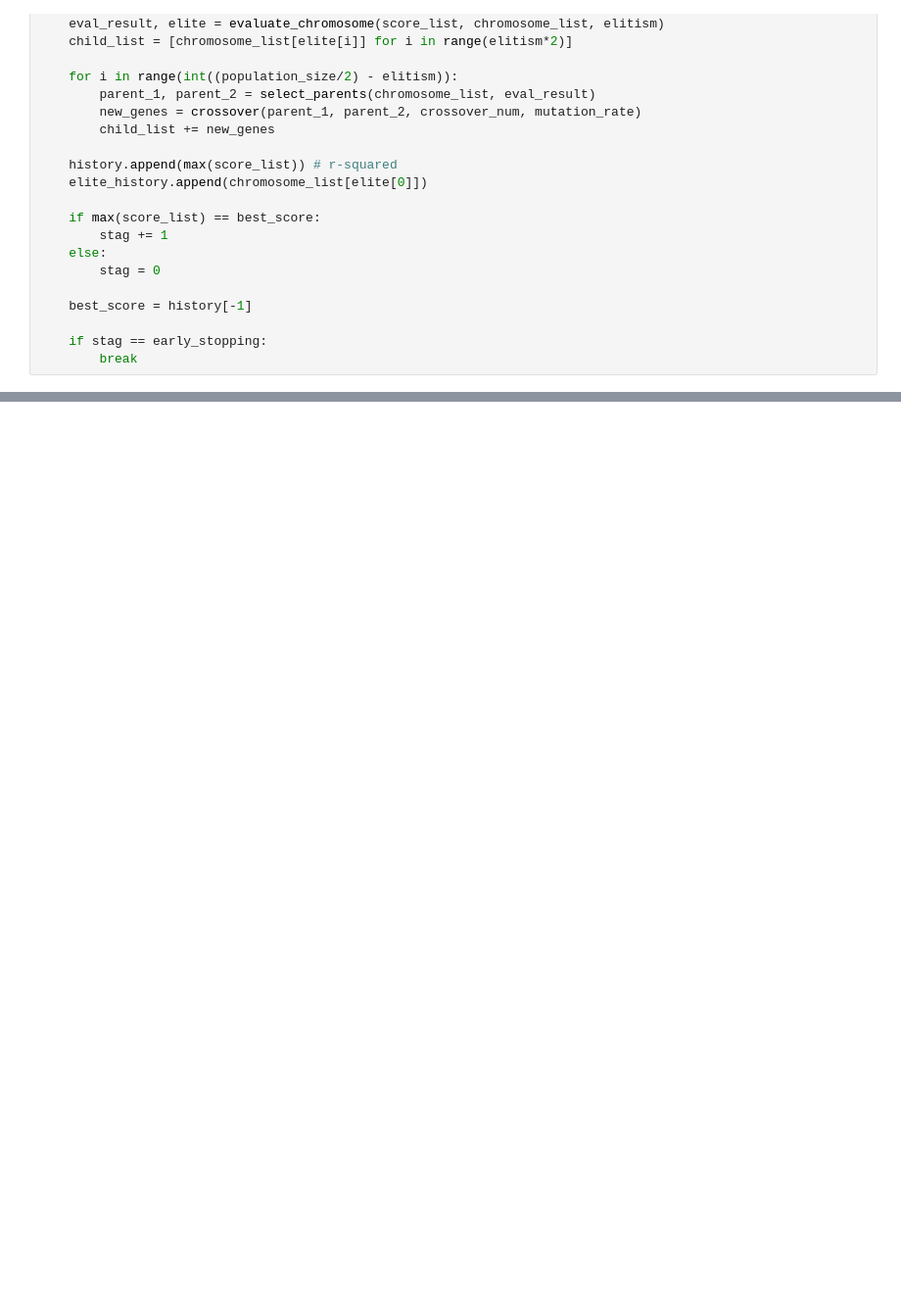
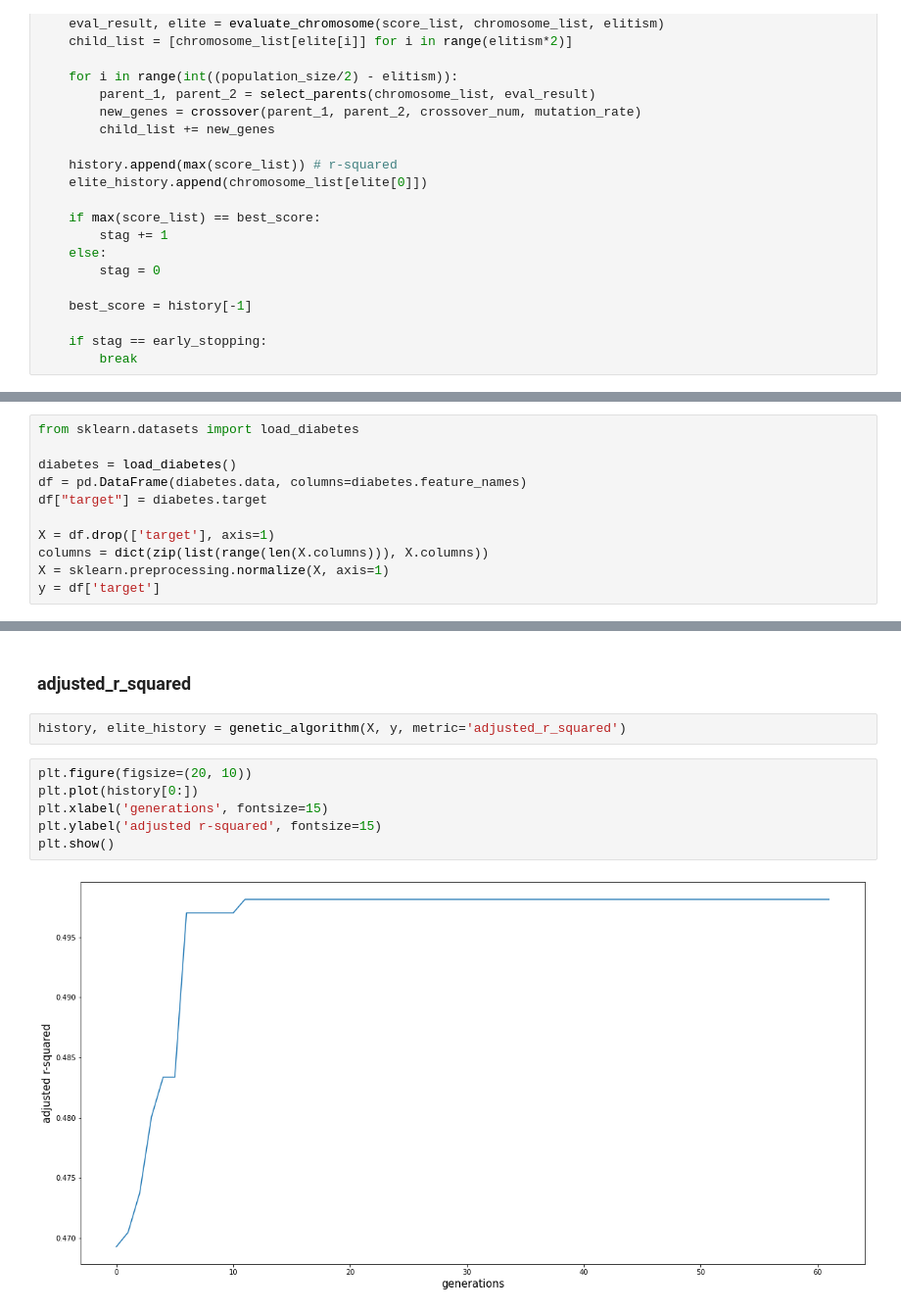
Before and after one commit to yunkio/Feature-Selection-with-Genetic-Algorithm, a Jupyter notebook: Tutorial.ipynb, the cells around one changed output, grey strips where cells are left out. Shown at 98% size. Cells and saved outputs as stored; diff of their text form; blank space fills up the shorter version.

```diff
--- a/Tutorial.ipynb
+++ b/Tutorial.ipynb
@@ -230,0 +354,11 @@ plt.show()
+# %%
+from sklearn.datasets import load_diabetes
+
+diabetes = load_diabetes()
+df = pd.DataFrame(diabetes.data, columns=diabetes.feature_names)
+df["target"] = diabetes.target
+
+X = df.drop(['target'], axis=1)
+columns = dict(zip(list(range(len(X.columns))), X.columns))
+X = sklearn.preprocessing.normalize(X, axis=1)
+y = df['target']
@@ -230,0 +378,12 @@ plt.show()
+# %% [markdown]
+### adjusted_r_squared
+# %%
+history, elite_history = genetic_algorithm(X, y, metric='adjusted_r_squared')
+# %%
+plt.figure(figsize=(20, 10))
+plt.plot(history[0:])
+plt.xlabel('generations', fontsize=15)
+plt.ylabel('adjusted r-squared', fontsize=15)
+plt.show()
+# %% [output]
+[figure, added]
```
Also changed, not shown: parts of 47 cells of this notebook, 7 other files.
